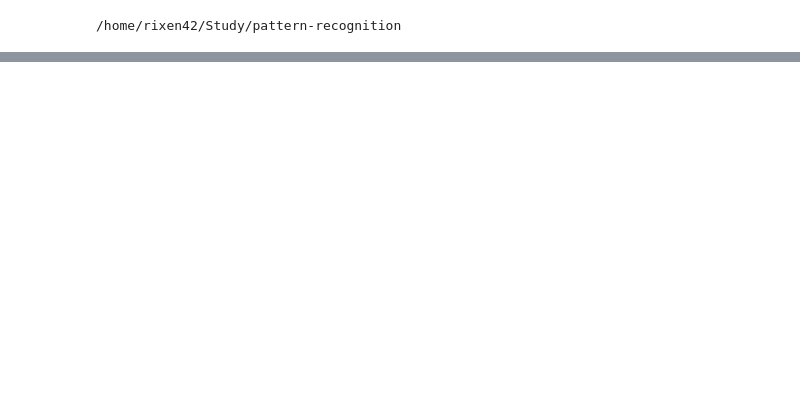
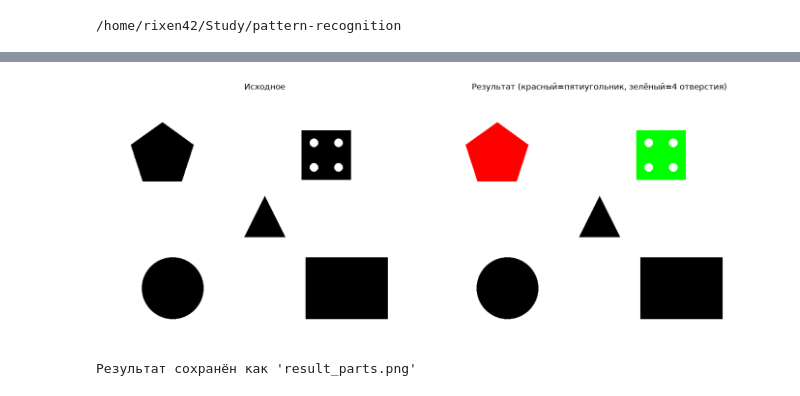
Before and after one commit to RiXenGC/pattern-recognition, a Jupyter notebook: lr2/main.ipynb, the cells around one changed output, grey strips where cells are left out. Drawn from its saved outputs; the diff is of its cells as text; code cells hidden in the pictures; blank space fills up the shorter version.

```diff
--- a/lr2/main.ipynb
+++ b/lr2/main.ipynb
@@ -28,0 +268,18 @@ corrected  = exposure.rescale_intensity(diff, out_range=(0, 255)).astype(np.uint
+# %%
+fig, ax = plt.subplots(1, 2, figsize=(14, 6))
+ax[0].imshow(image_np)
+ax[0].set_title('Исходное')
+ax[0].axis('off')
+ax[1].imshow(result)
+ax[1].set_title('Результат (красный=пятиугольник, зелёный=4 отверстия)')
+ax[1].axis('off')
+plt.tight_layout()
+plt.show()
+
+# Сохранение результата
+result_pil = Image.fromarray(result)
+result_pil.save(ROOT_DIR / "data/result_parts.png")
+print("\nРезультат сохранён как 'result_parts.png'")
+# %% [output]
+[figure, added]
+Результат сохранён как 'result_parts.png'
```
Also changed, not shown: parts of 11 cells of this notebook, 4 other files.
